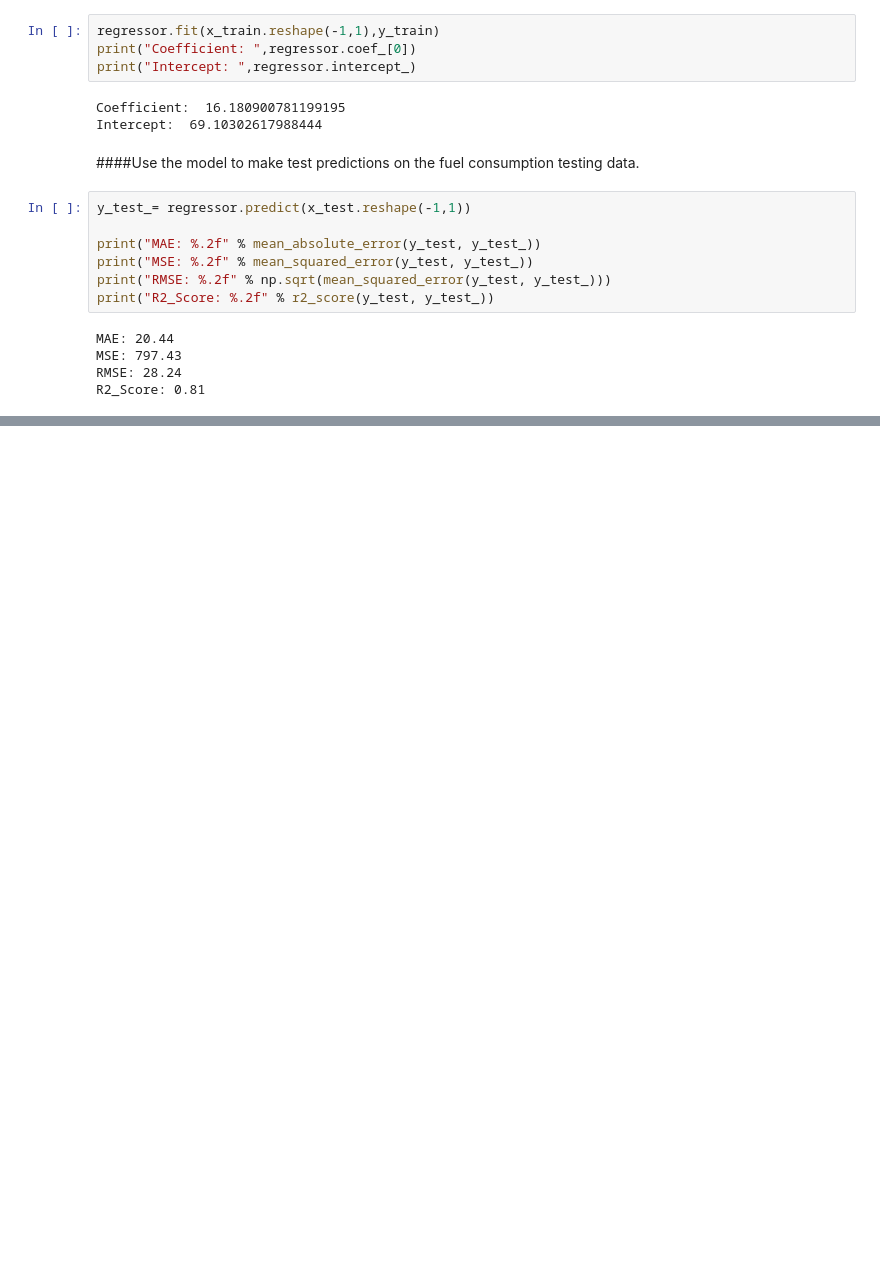
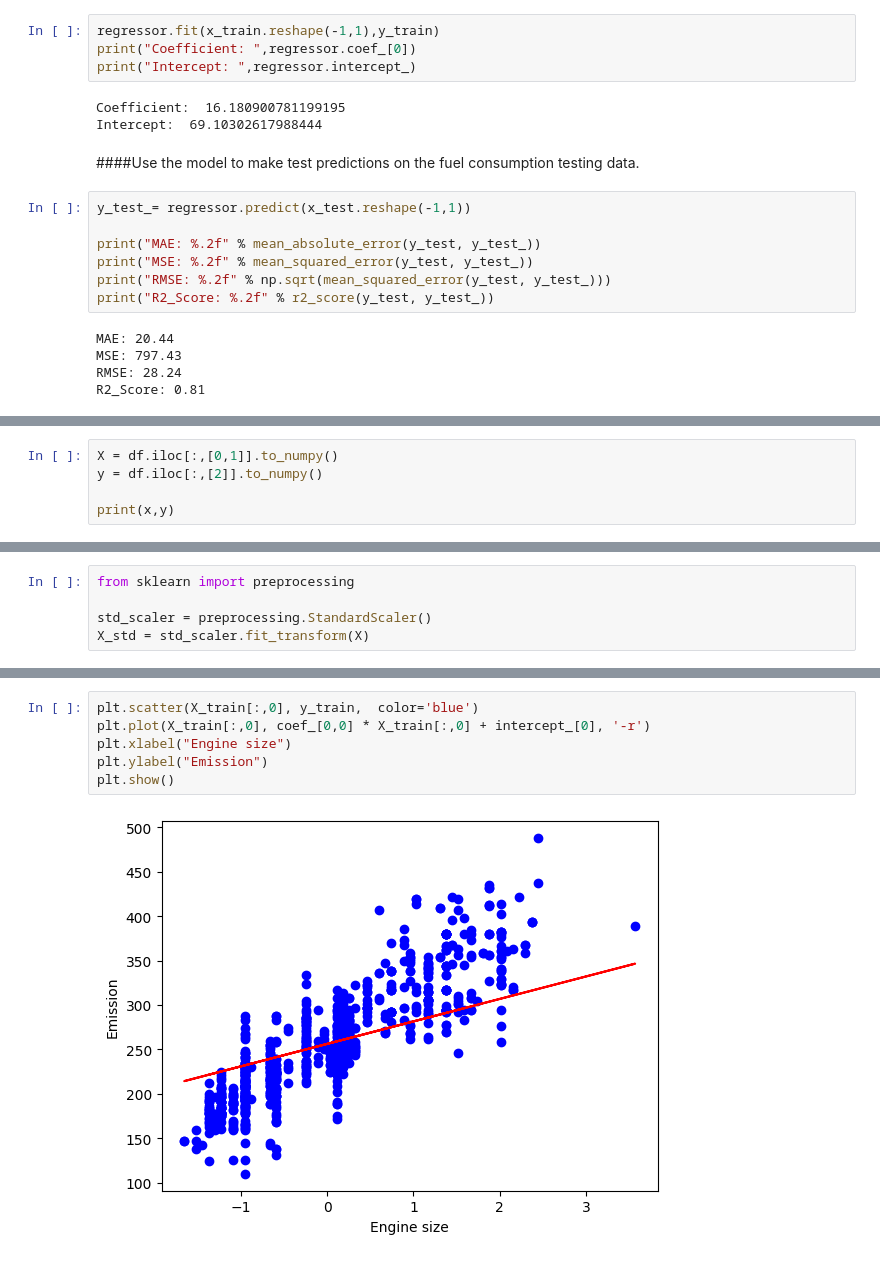
Before and after one commit to hrshihab/Machine_Learning, a Jupyter notebook: Numpy_Panda's_Matplotlib_LinearRegression_Basic.ipynb, the cells around one changed output, grey strips where cells are left out. Saved outputs shown, nothing was run; the diff lists cells and outputs as text; blank space fills up the shorter version.

```diff
--- a/Numpy_Panda's_Matplotlib_LinearRegression_Basic.ipynb
+++ b/Numpy_Panda's_Matplotlib_LinearRegression_Basic.ipynb
@@ -1444,0 +1513,5 @@ R2_Score: 0.81
+# %%
+X = df.iloc[:,[0,1]].to_numpy()
+y = df.iloc[:,[2]].to_numpy()
+
+print(x,y)
@@ -1444,0 +1528,5 @@ R2_Score: 0.81
+# %%
+from sklearn import preprocessing
+
+std_scaler = preprocessing.StandardScaler()
+X_std = std_scaler.fit_transform(X)
@@ -1444,0 +1615,8 @@ R2_Score: 0.81
+# %%
+plt.scatter(X_train[:,0], y_train,  color='blue')
+plt.plot(X_train[:,0], coef_[0,0] * X_train[:,0] + intercept_[0], '-r')
+plt.xlabel("Engine size")
+plt.ylabel("Emission")
+plt.show()
+# %% [output]
+[figure, added]
```
Also changed, not shown: parts of 65 cells of this notebook.
